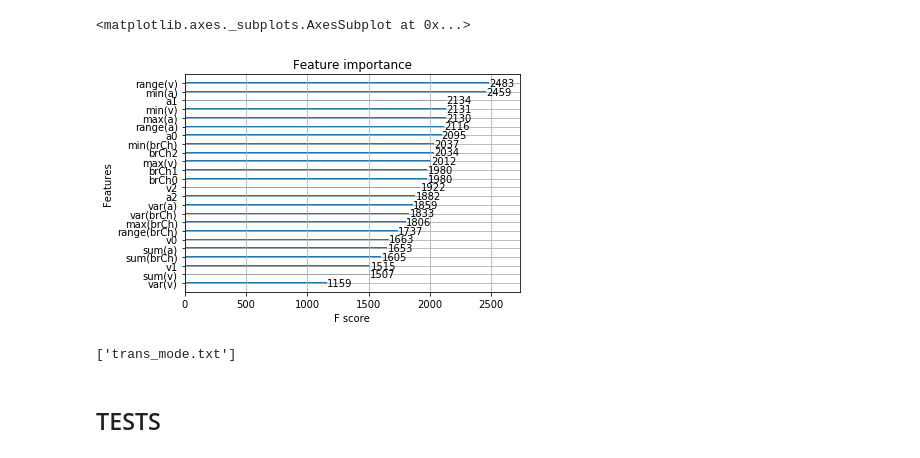
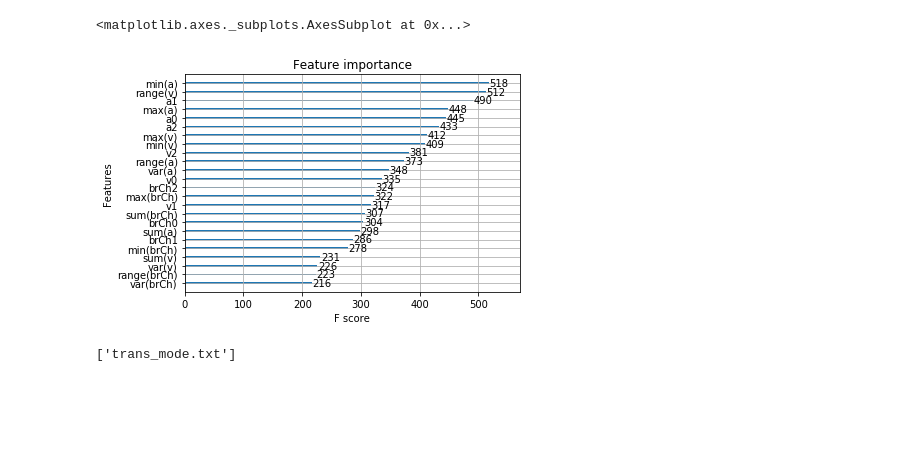
Before and after one commit to greenBene/ba-ml-model, a Jupyter notebook: xgboost-training.ipynb, the cells around one changed output. Drawn from its saved outputs; the diff is of its cells as text; code cells hidden in the pictures; blank space fills up the shorter version.

```diff
--- a/xgboost-training.ipynb
+++ b/xgboost-training.ipynb
@@ -16,5 +17,5 @@ data_file = 'processed_data.csv'
 # %%
-data = pd.read_csv(data_file, usecols=[3,4,5,6,7,8,9,10,11,12,13,14,15,16,17,18,19,20,21,22,23,24,25,26,27,28,29,30])
+data = pd.read_csv(data_file, usecols=[4,5,6,7,8,9,10,11,12,13,14,15,16,17,18,19,20,21,22,23,24,25,26,27,28,29,30,31])
 data
 # %% [output]
 |  | v0 | v1 | v2 | a0 | a1 | a2 | brCh0 | brCh1 | brCh2 | max(a) | ... | ... |
@@ -34,13 +36,2 @@ data
 X, y = data.iloc[:,:-1],data.iloc[:,-1]
 X_train, X_test, y_train, y_test = train_test_split(X, y, test_size=0.2, random_state=1337)
-# %%
-xgb = XGBClassifier(objective='multi:softprob',
-              learning_rate=0.1, #so called `eta` value
-              max_depth=14,
-              min_child_weight=4,
-              subsample= 0.5,
-              n_estimators= 20,
-              num_class= 5)
-
-xgb.fit(X_train,
-         y_train)
@@ -53,0 +38,19 @@ XGBClassifier(base_score=0.5, booster='gbtree', colsample_bylevel=1,
+# %%
+# Train XGBoost Classifier, used Gridsearch to find best parameters
+xgb = XGBClassifier()
+
+parameter_space = {
+    'objective': ['binary:logistic'],
+    'learning_rate': [0.2],
+    'max_depth': [10],
+    'min_child_weight': [8],
+    'subsample': [0.4],
+    'n_estimators': [30]
+}
+
+from sklearn.model_selection import GridSearchCV
+
+clf = GridSearchCV(xgb, parameter_space, n_jobs=-1, cv=3, verbose=10)
+clf.fit(X_train, y_train)
+
+print('Best parameters found:\n', clf.best_params_)
@@ -62,8 +84,9 @@ AttributeError: module 'xgboost' has no attribute 'predict'
 # %%
+# Plot feature importance (F Score)
 from xgboost import plot_importance
 from matplotlib import pyplot
-plot_importance(xgb)
+plot_importance(clf.best_estimator_)
 # %% [output]
 <matplotlib.axes._subplots.AxesSubplot at 0x...>
-[figure, old version]
+[figure, new version]
 # %%
@@ -78,4 +103,2 @@ joblib.dump(xgb, "trans_mode.txt")
 # %% [output]
 ['trans_mode.txt']
-# %% [markdown]
-## TESTS
```
Also changed, not shown: parts of 20 cells of this notebook, 6 other files.
